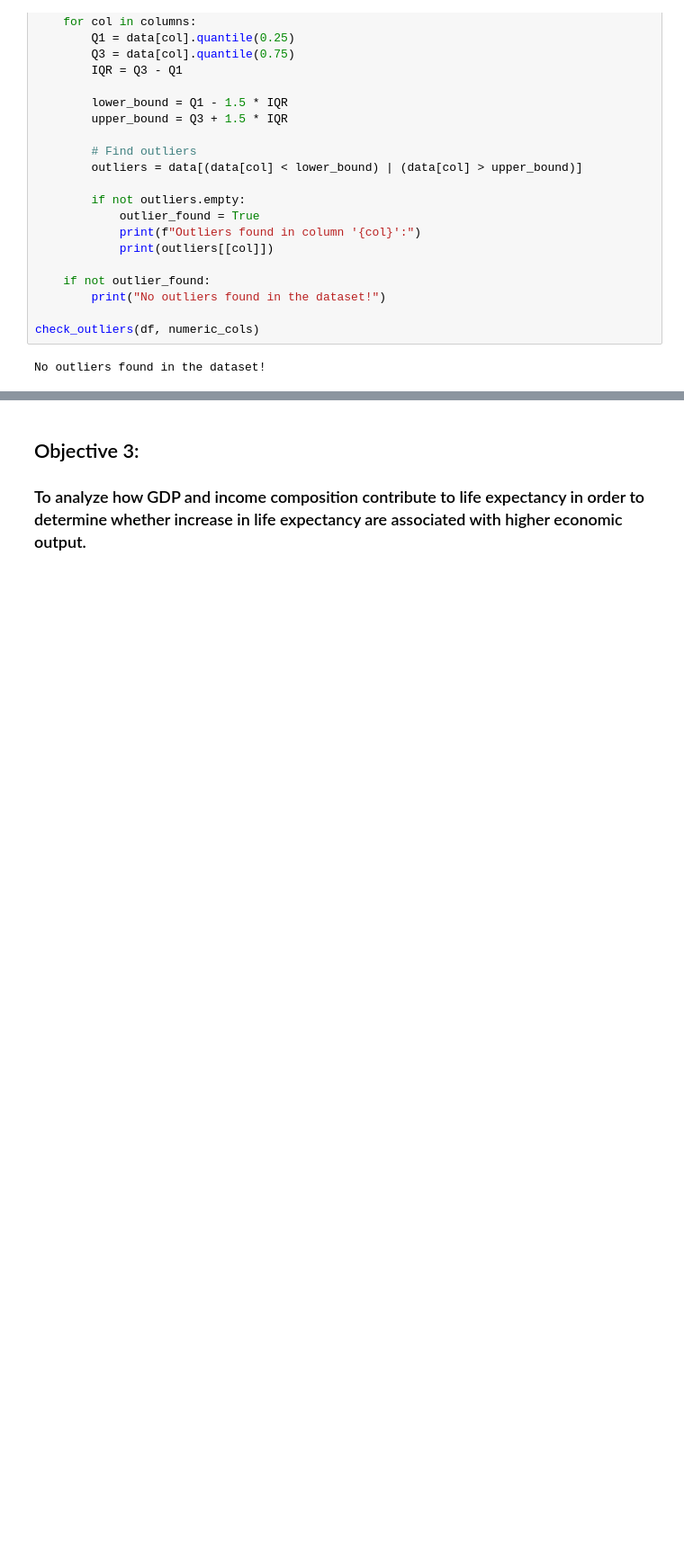
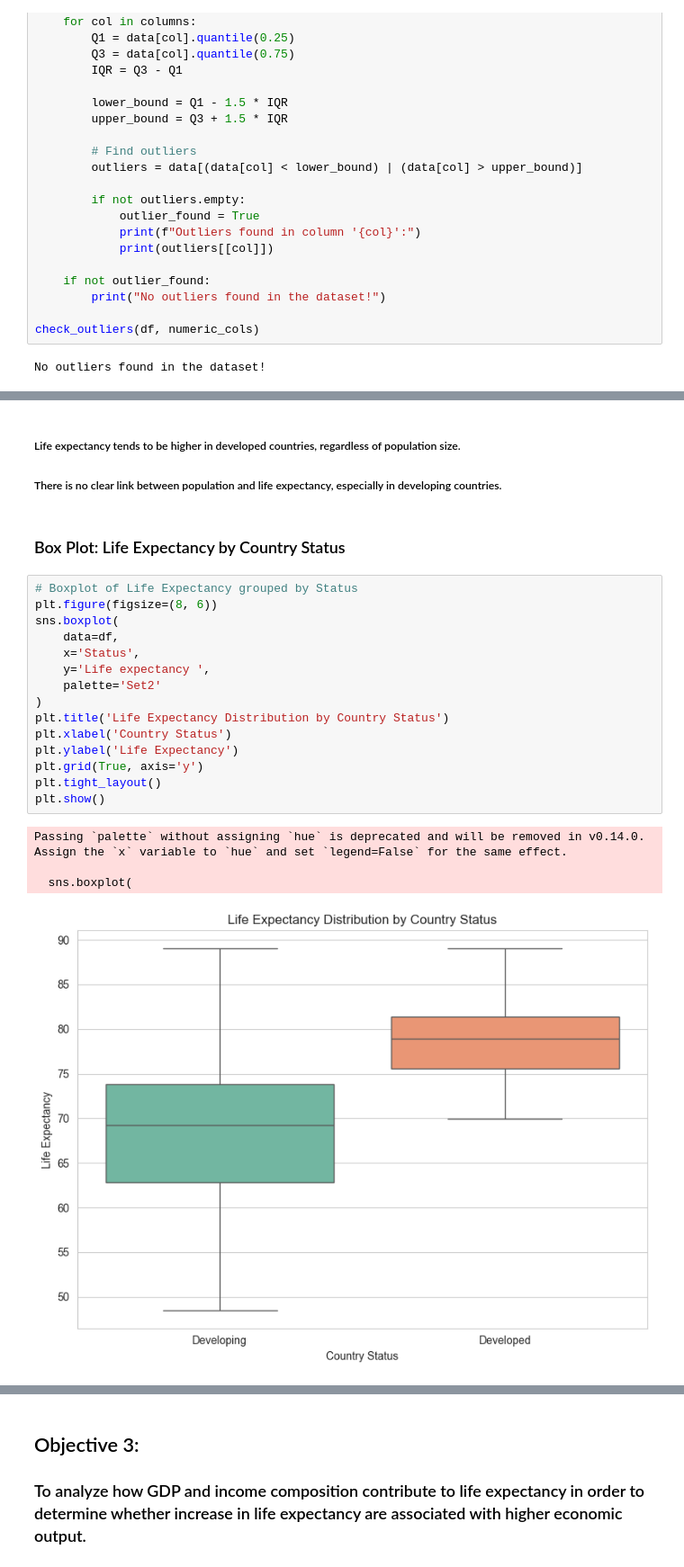
Before and after one commit to DavidMakwetta/G-A_Life_Expectancy, a Jupyter notebook: life_expectancy.ipynb, the cells around one changed output, grey strips where cells are left out. Shown at 90% size. Cells and saved outputs as stored; diff of their text form; blank space fills up the shorter version.

```diff
--- a/life_expectancy.ipynb
+++ b/life_expectancy.ipynb
@@ -270,0 +296,25 @@ No outliers found in the dataset!
+# %% [markdown]
+##### Life expectancy tends to be higher in developed countries, regardless of population size.
+##### There is no clear link between population and life expectancy, especially in developing countries.
+# %% [markdown]
+### Box Plot: Life Expectancy by Country Status
+# %%
+# Boxplot of Life Expectancy grouped by Status
+plt.figure(figsize=(8, 6))
+sns.boxplot(
+    data=df,
+    x='Status',
+    y='Life expectancy ',
+    palette='Set2'
+)
+plt.title('Life Expectancy Distribution by Country Status')
+plt.xlabel('Country Status')
+plt.ylabel('Life Expectancy')
+plt.grid(True, axis='y')
+plt.tight_layout()
+plt.show()
+# %% [output]
+Passing `palette` without assigning `hue` is deprecated and will be removed in v0.14.0. Assign the `x` variable to `hue` and set `legend=False` for the same effect.
+
+  sns.boxplot(
+[figure, added]
```
Also changed, not shown: parts of 6 cells of this notebook, 2 other files.
